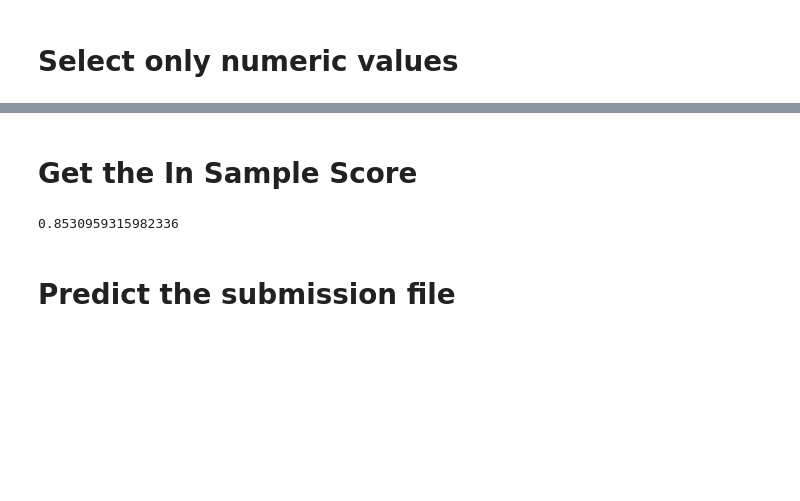
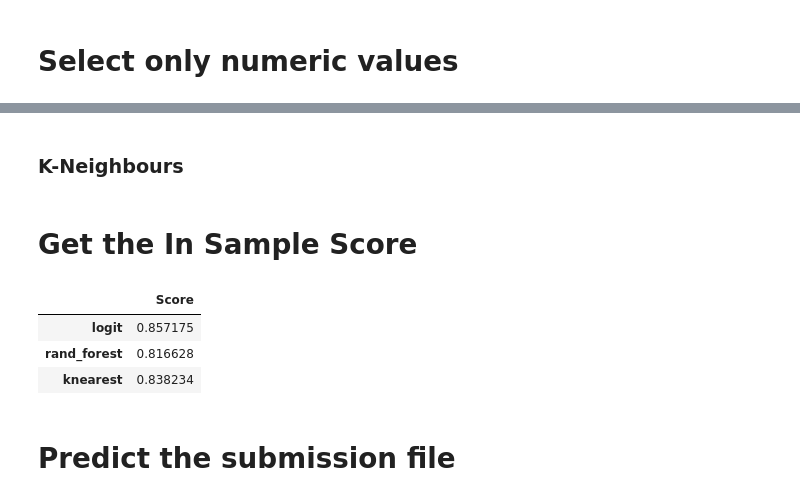
Before and after one commit to UrbanoFonseca/topsecret_hackathon, a Jupyter notebook: Example Notebook - Hackathon#1 (Binary Classification).ipynb, the cells around one changed output, grey strips where cells are left out. Drawn from its saved outputs; the diff is of its cells as text; code cells hidden in the pictures; blank space fills up the shorter version.

```diff
--- a/Example Notebook - Hackathon#1 (Binary Classification).ipynb
+++ b/Example Notebook - Hackathon#1 (Binary Classification).ipynb
@@ -143 +171,6 @@ test = test.select_dtypes(include=[np.number])
+# %%
+X_train = pd.get_dummies(X_train)
+X_cv = pd.get_dummies(X_cv)
+#X_test = pd.get_dummies(X_test)
+test = pd.get_dummies(test)
 # %% [markdown]
@@ -144,0 +178,4 @@ test = test.select_dtypes(include=[np.number])
+# %%
+# Create a dictionary which will hold the generalization erros.
+generalization_results = pd.DataFrame(columns=['Score'])
+predict_submissions = {}
@@ -145,6 +184,10 @@ test = test.select_dtypes(include=[np.number])
 # %%
 from sklearn.linear_model import LogisticRegression, SGDClassifier
+from sklearn.metrics import roc_auc_score
+from sklearn.model_selection import StratifiedKFold, KFold, cross_val_score
 
 logit_clf = LogisticRegression(random_state=0)
 logit_clf.fit(X_train,y_train)
-probas = logit_clf.predict_proba(X_test)[:, 1]
+
+generalization_results.loc['logit', 'Score'] = np.mean(cross_val_score(logit_clf, X_cv, y_cv, scoring='roc_auc', cv=KFold(n_splits=10, shuffle=True)))
+predict_submissions['logit'] = logit_clf.predict_proba(test)[:, 1]
@@ -151,8 +221,34 @@ probas = logit_clf.predict_proba(X_test)[:, 1]
+# %% [markdown]
+### K-Neighbours
+# %%
+from sklearn.neighbors import KNeighborsClassifier
+
+neighbor = KNeighborsClassifier()
+
+neighbor_params = {'n_neighbors': [1, 2, 4, 7, 10],
+                  'weights': ['uniform', 'distance'],
+                  'algorithm': ['auto', 'ball_tree']}
+
+
+rand = RandomizedSearchCV(estimator=neighbor,
+                          param_distributions=neighbor_params,
+                          n_iter=5,
+                          scoring='accuracy',
+                         cv = StratifiedKFold(n_splits=5, shuffle=True))
+
+rand.fit(X_train, y_train)
+
+best_neighbor = rand.best_estimator_
+
+generalization_results.loc['knearest', 'Score'] = np.mean(cross_val_score(best_neighbor, X_cv, y_cv, scoring='roc_auc', cv=KFold(n_splits=10, shuffle=True)))
+predict_submissions['knearest'] = rand.predict_proba(test)[:, 1]
 # %% [markdown]
 # Get the In Sample Score
-# %%
-from sklearn.metrics import roc_auc_score
-
-roc_auc_score(y_test, probas)
-# %% [output]
-0.8530959315982336
+# %%
+# Show the Generalization Results.
+generalization_results
+# %% [output]
+|  | Score |
+| logit | 0.857175 |
+| rand_forest | 0.816628 |
+| knearest | 0.838234 |
```
Also changed, not shown: parts of 18 cells of this notebook.
